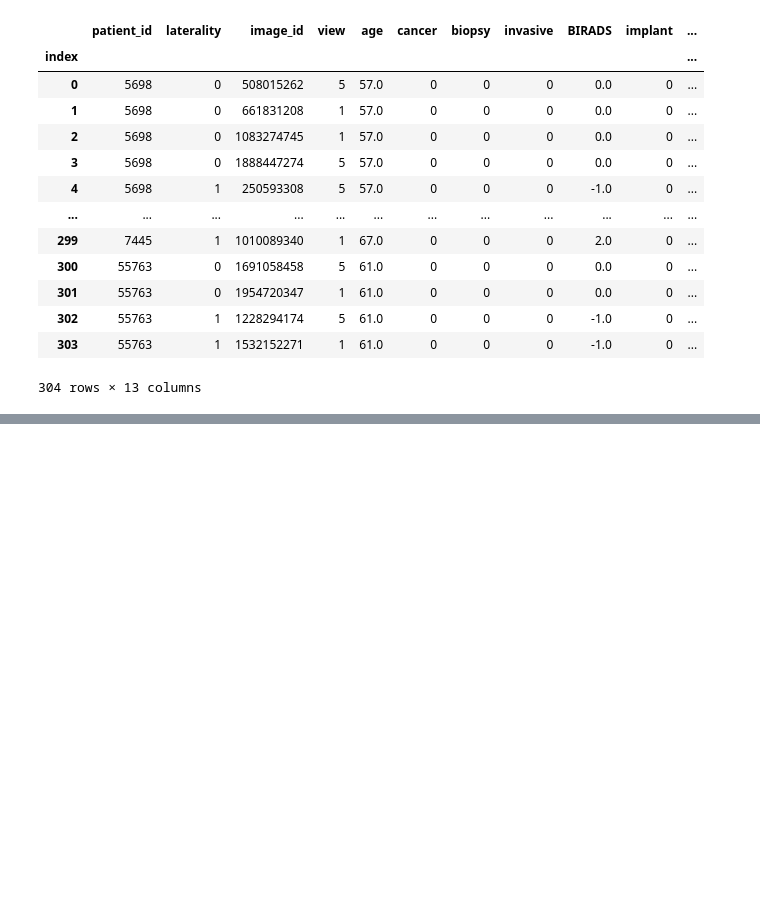
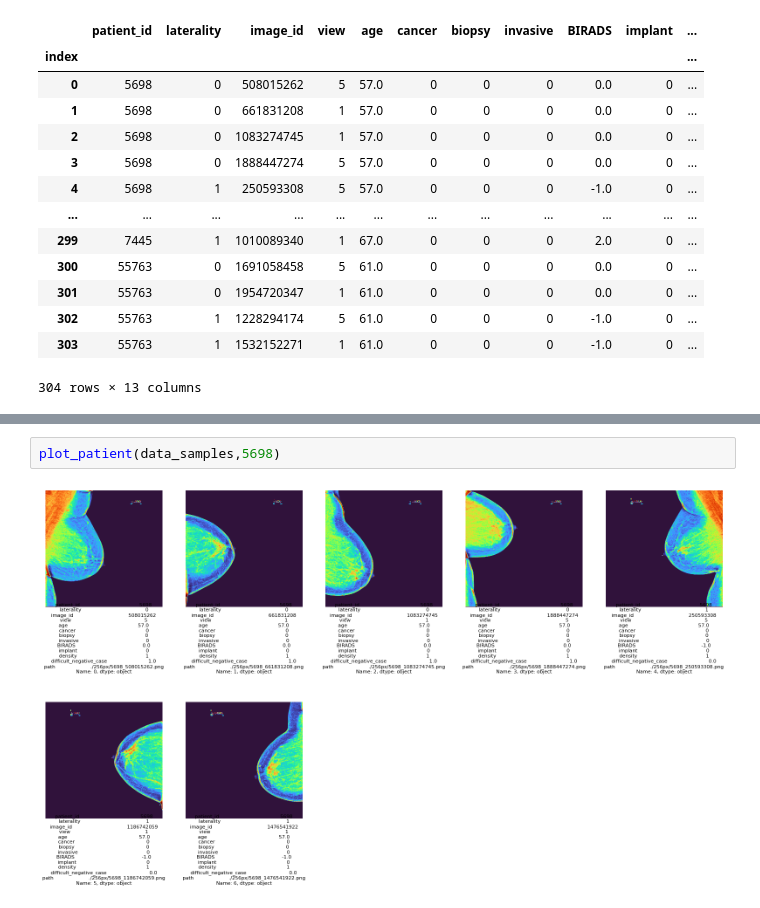
Before and after one commit to tranndt/ml-comp7944-RSNACancerDetection, a Jupyter notebook: 02_image.ipynb, the cells around one changed output, grey strips where cells are left out. Drawn from its saved outputs; the diff is of its cells as text; blank space fills up the shorter version.

```diff
--- a/02_image.ipynb
+++ b/02_image.ipynb
@@ -44,0 +79,4 @@ data_samples
+# %%
+plot_patient(data_samples,5698)
+# %% [output]
+[figure, added]
```
Also changed, not shown: parts of 8 cells of this notebook, 4 other files.
